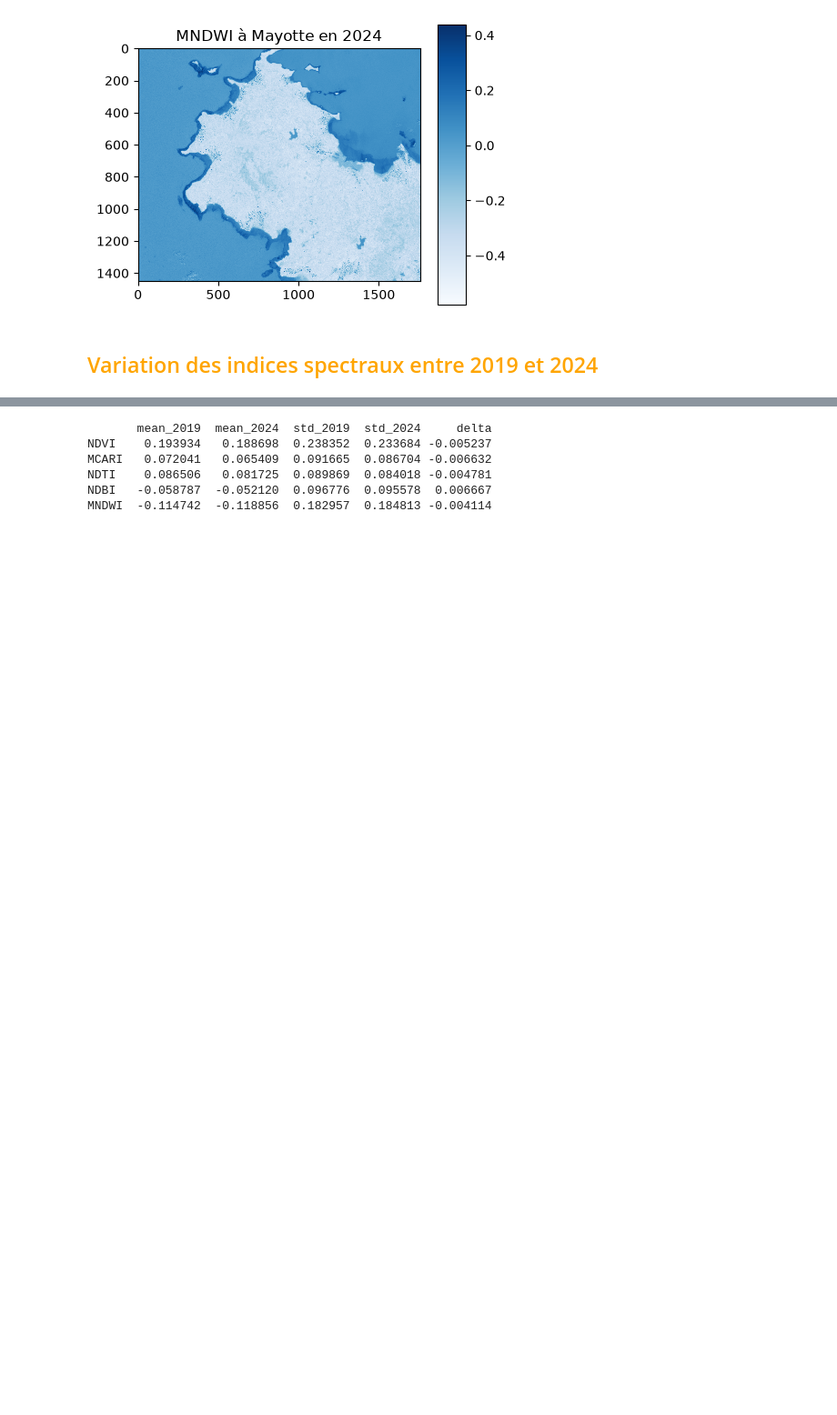
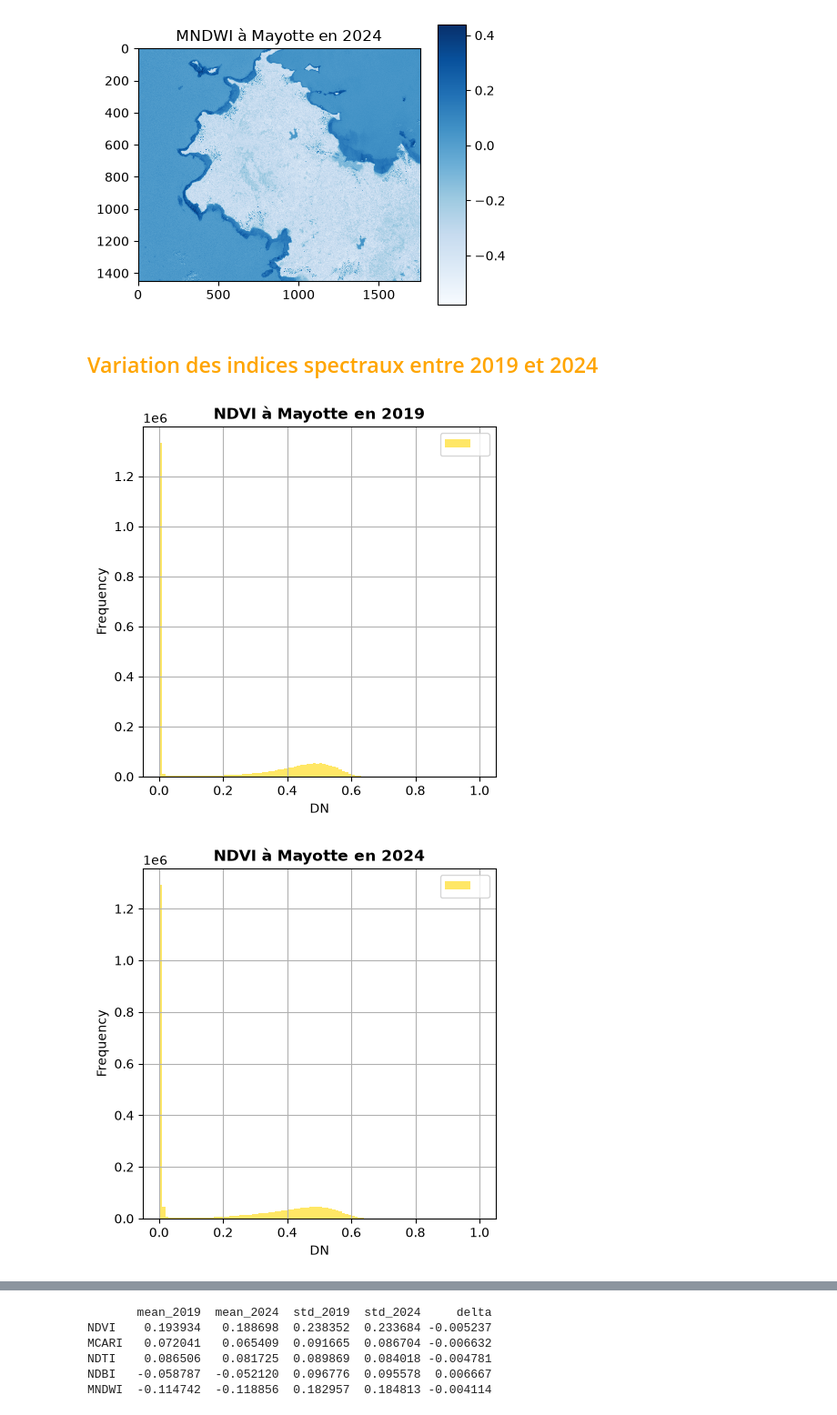
Before and after one commit to BenjaminMAUFROY/MLG, a Jupyter notebook: projet_MLG.ipynb, the cells around one changed output, grey strips where cells are left out. Shown at 91% size. Drawn from its saved outputs; the diff is of its cells as text; code cells hidden in the pictures; blank space fills up the shorter version.

```diff
--- a/projet_MLG.ipynb
+++ b/projet_MLG.ipynb
@@ -403,3 +403,21 @@ mayotte_2024.visu(["MNDWI"], extent = "pixel", title = "MNDWI à Mayotte en 2024
 [figure]
 # %% [markdown]
 ## <span style="color:orange">Variation des indices spectraux entre 2019 et 2024</span>
+# %%
+mayotte_2019.hist(bands = "NDVI", xmin = 0, title = "NDVI à Mayotte en 2019")
+mayotte_2024.hist(bands = "NDVI", xmin = 0, title = "NDVI à Mayotte en 2024")
+
+mayotte_2019.hist(bands = "MCARI", xmin = 0, title = "MCARI à Mayotte en 2019")
+mayotte_2024.hist(bands = "MCARI", xmin = 0, title = "MCARI à Mayotte en 2024")
+
+mayotte_2019.hist(bands = "NDTI", xmin = 0, title = "NDTI à Mayotte en 2019")
+mayotte_2024.hist(bands = "NDTI", xmin = 0, title = "NDTI à Mayotte en 2024")
+
+mayotte_2019.hist(bands = "NDBI", xmin = 0, title = "NDBI à Mayotte en 2019")
+mayotte_2024.hist(bands = "NDBI", xmin = 0, title = "NDBI à Mayotte en 2024")
+
+mayotte_2019.hist(bands = "MNDWI", xmin = 0, title = "MNDWI à Mayotte en 2019")
+mayotte_2024.hist(bands = "MNDWI", xmin = 0, title = "MNDWI à Mayotte en 2024")
+# %% [output]
+[figure, added]
+[figure, added]
```
Also changed, not shown: parts of 4 cells of this notebook, 1 other file.
